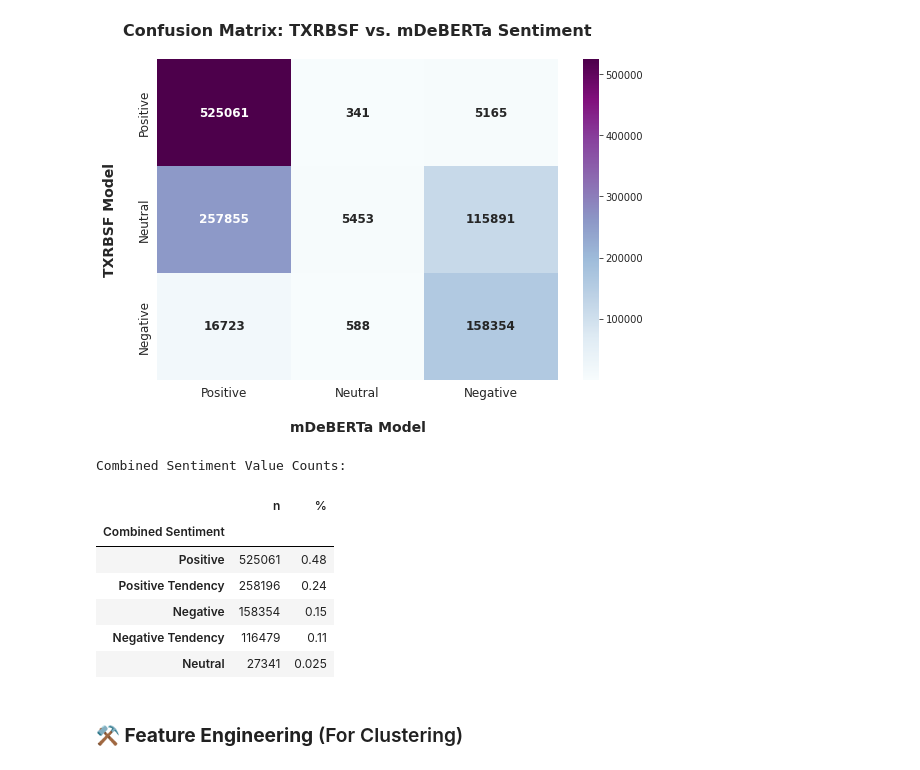
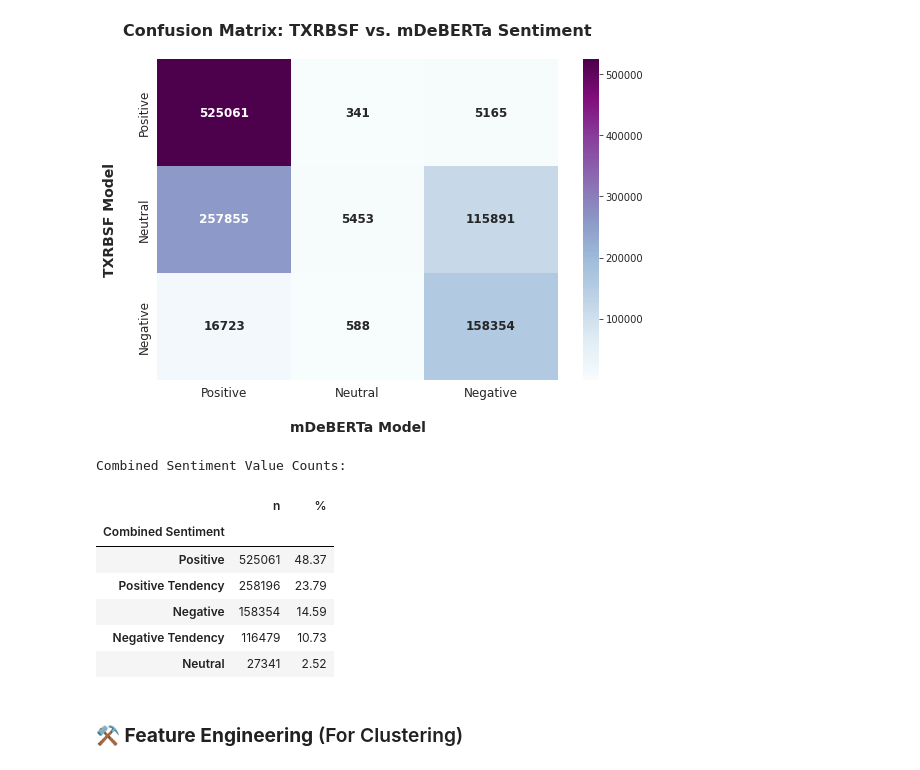
Before and after one commit to Silvestre17/BDA_AmazonReviews_DatabricksPySparkAnalysis_MasterProject, a Jupyter notebook: 4_ResultsAnalysis_BDAProject_Group37_Databricks.ipynb, the cells around one changed output. Drawn from its saved outputs; the diff is of its cells as text; code cells hidden in the pictures.

```diff
--- a/4_ResultsAnalysis_BDAProject_Group37_Databricks.ipynb
+++ b/4_ResultsAnalysis_BDAProject_Group37_Databricks.ipynb
@@ -926,39 +929,39 @@ reviews_df = reviews_df.withColumn(
         "Negative"  # Both Negative
     ).otherwise(
         None  # Set to null if any label is null or conditions don’t match
     )
 )
 
 # Ensure Combined_Sentiment is null where either input label is null
 reviews_df = reviews_df.withColumn(
     "Combined_Sentiment",
     when(
         (col("TXRBSF_SentimentLabel").isNull()) |
         (col("mDeBERTa_SentimentLabel").isNull()),
         None  # Set to null if either label is missing
     ).otherwise(col("Combined_Sentiment"))
 )
 
 # Count the occurrences of each Combined_Sentiment value
 sentiment_counts = reviews_df.groupBy("Combined_Sentiment").count().orderBy(F.desc("count"))  # Group and count
 
 # Display the value counts
 print("\n\033[1mCombined Sentiment Value Counts:\033[0m")
 sentiment_counts_pd = sentiment_counts.toPandas()                                              # Convert to Pandas DataFrame for visualization
 sentiment_counts_pd = sentiment_counts_pd.set_index("Combined_Sentiment")                      # Set Combined_Sentiment as index
 sentiment_counts_pd.index.name = "Combined Sentiment"                                          # Rename index to 'Combined Sentiment'
 sentiment_counts_pd.rename(columns={"count": "n"}, inplace=True)                               # Rename count column to 'n'
-sentiment_counts_pd['%'] = sentiment_counts_pd['n'] / sentiment_counts_pd['n'].sum()           # Calculate relative counts
-sentiment_counts_pd['%'] = sentiment_counts_pd['%'].apply(lambda x: f"{x:.2}")                 # Round to 2 decimal places
+sentiment_counts_pd['%'] = (sentiment_counts_pd['n'] / sentiment_counts_pd['n'].sum() *100)    # Calculate relative counts
+sentiment_counts_pd['%'] = sentiment_counts_pd['%'].round(2)                                   # Round to 2 decimal places
 sentiment_counts_pd
 # %% [output]
 Combined Sentiment Value Counts:
 |  | n | % |
 | Combined Sentiment |  |  |
-| Positive | 525061 | 0.48 |
-| Positive Tendency | 258196 | 0.24 |
-| Negative | 158354 | 0.15 |
-| Negative Tendency | 116479 | 0.11 |
-| Neutral | 27341 | 0.025 |
+| Positive | 525061 | 48.37 |
+| Positive Tendency | 258196 | 23.79 |
+| Negative | 158354 | 14.59 |
+| Negative Tendency | 116479 | 10.73 |
+| Neutral | 27341 | 2.52 |
 # %% [markdown]
 ### **⚒️ Feature Engineering** (For Clustering)
```
Also changed, not shown: parts of 23 cells of this notebook, 7 other files.
